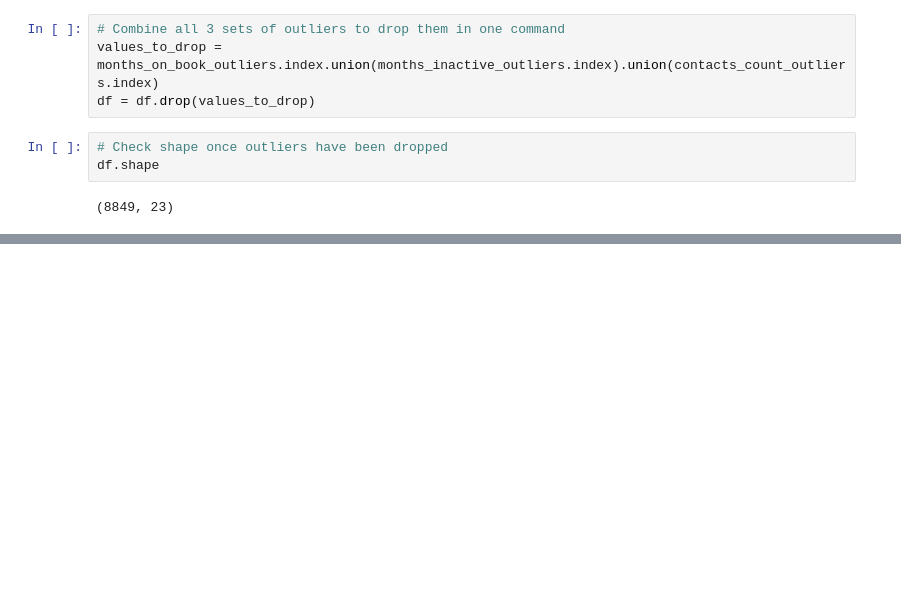
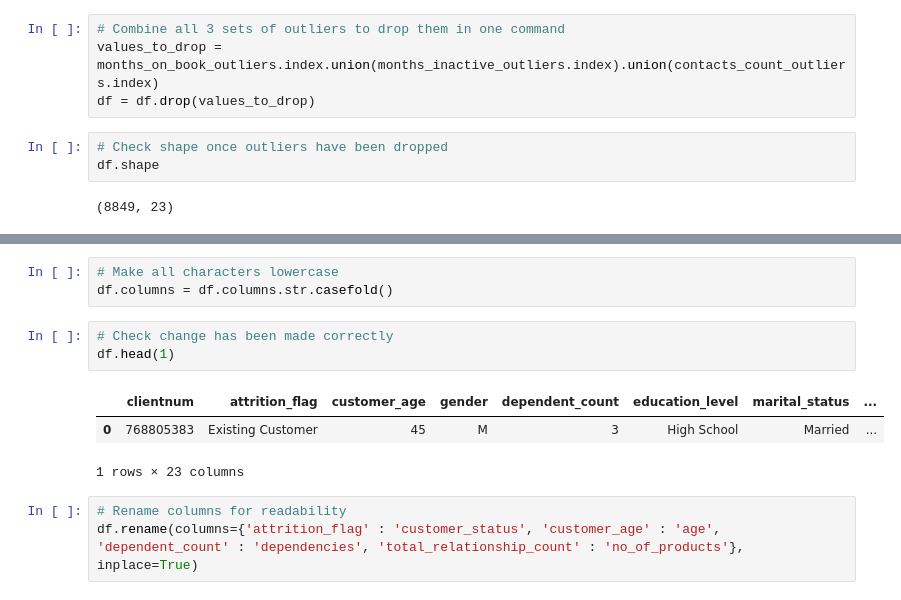
Before and after one commit to kumuduuk/churn-crushers, a Jupyter notebook: jupyter_notebooks/bankchurners.ipynb, the cells around one changed output, grey strips where cells are left out. Cells and saved outputs as stored; diff of their text form; blank space fills up the shorter version.

Commit message:
clean columns

```diff
--- a/jupyter_notebooks/bankchurners.ipynb
+++ b/jupyter_notebooks/bankchurners.ipynb
@@ -260,0 +264,13 @@ df.shape
+# %%
+# Make all characters lowercase
+df.columns = df.columns.str.casefold()
+# %%
+# Check change has been made correctly
+df.head(1)
+# %% [output]
+|  | clientnum | attrition_flag | customer_age | gender | dependent_count | education_level | marital_status | ... |
+| 0 | 768805383 | Existing Customer | 45 | M | 3 | High School | Married | ... |
+1 rows × 23 columns
+# %%
+# Rename columns for readability
+df.rename(columns={'attrition_flag' : 'customer_status', 'customer_age' : 'age', 'dependent_count' : 'dependencies', 'total_relationship_count' : 'no_of_products'}, inplace=True)
```
Also changed, not shown: parts of 5 cells of this notebook.
